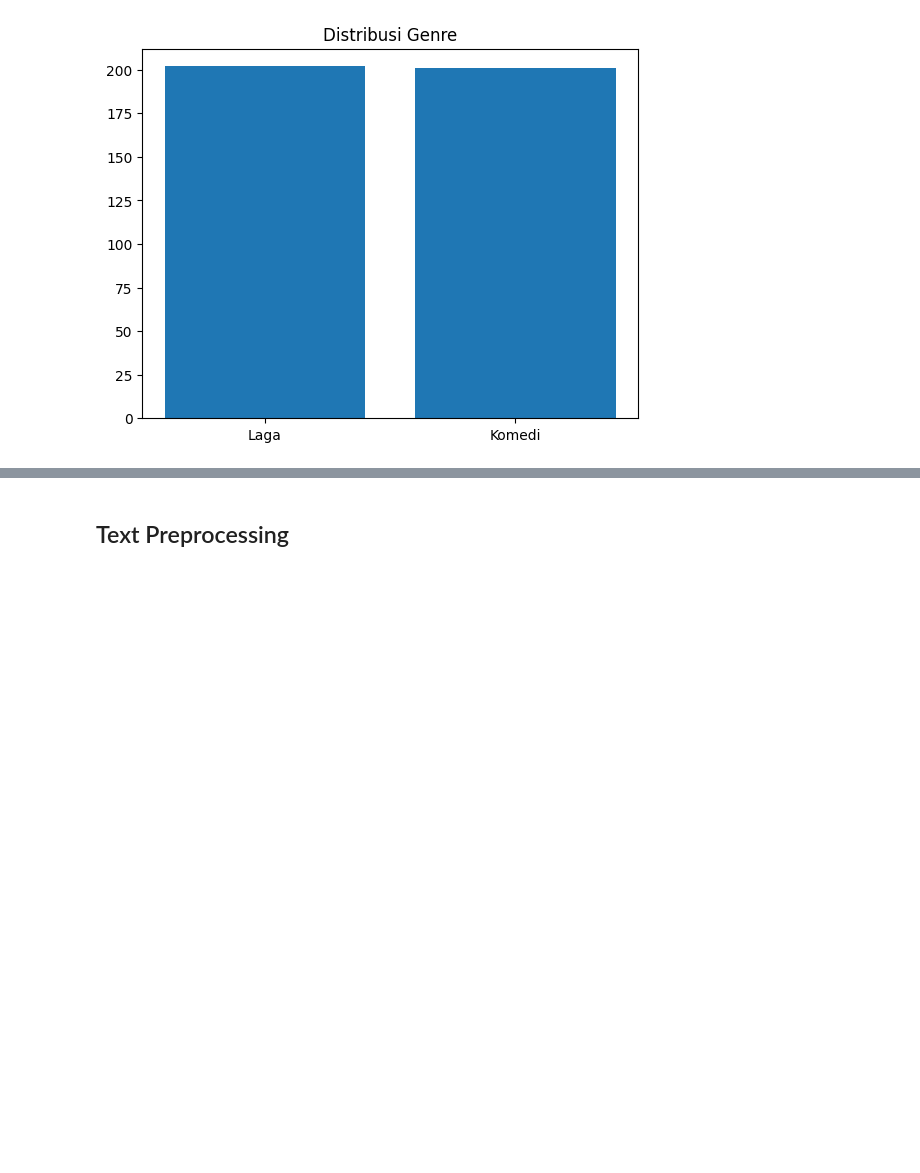
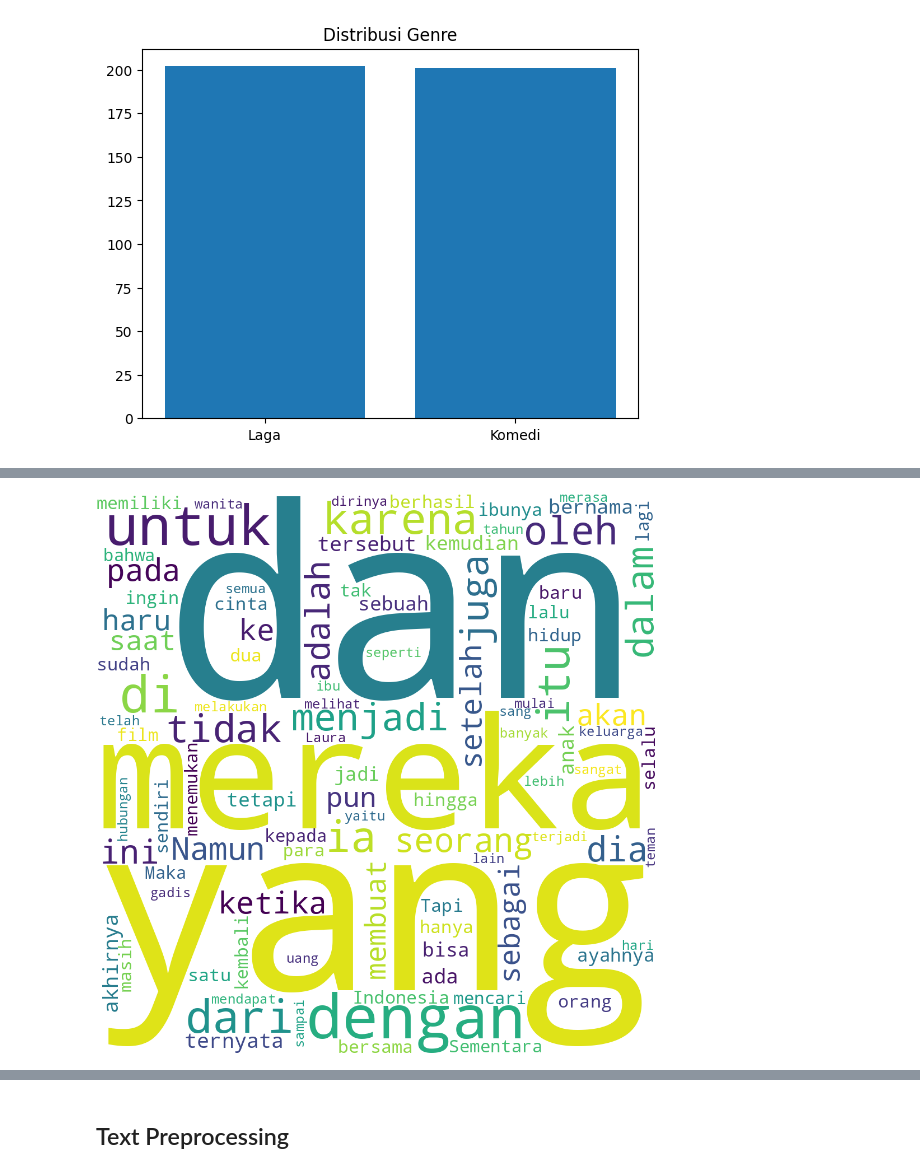
Before and after one commit to SulthanAbiyyu/proyek-akhir-ppm, a Jupyter notebook: proyek_akhir.ipynb, the cells around one changed output, grey strips where cells are left out. Drawn from its saved outputs; the diff is of its cells as text; code cells hidden in the pictures; blank space fills up the shorter version.

```diff
--- a/proyek_akhir.ipynb
+++ b/proyek_akhir.ipynb
@@ -206,0 +219,10 @@ data.shape
+# %%
+# wordcloud
+
+from wordcloud import WordCloud
+
+w = WordCloud(background_color="white", width=1000, height=1000,
+              max_words=100).generate(" ".join(data["ringkasan_sinopsis"]) + " ".join(data["judul_film"]))
+w.to_image()
+# %% [output]
+[figure, added]
```
Also changed, not shown: parts of 10 cells of this notebook.
